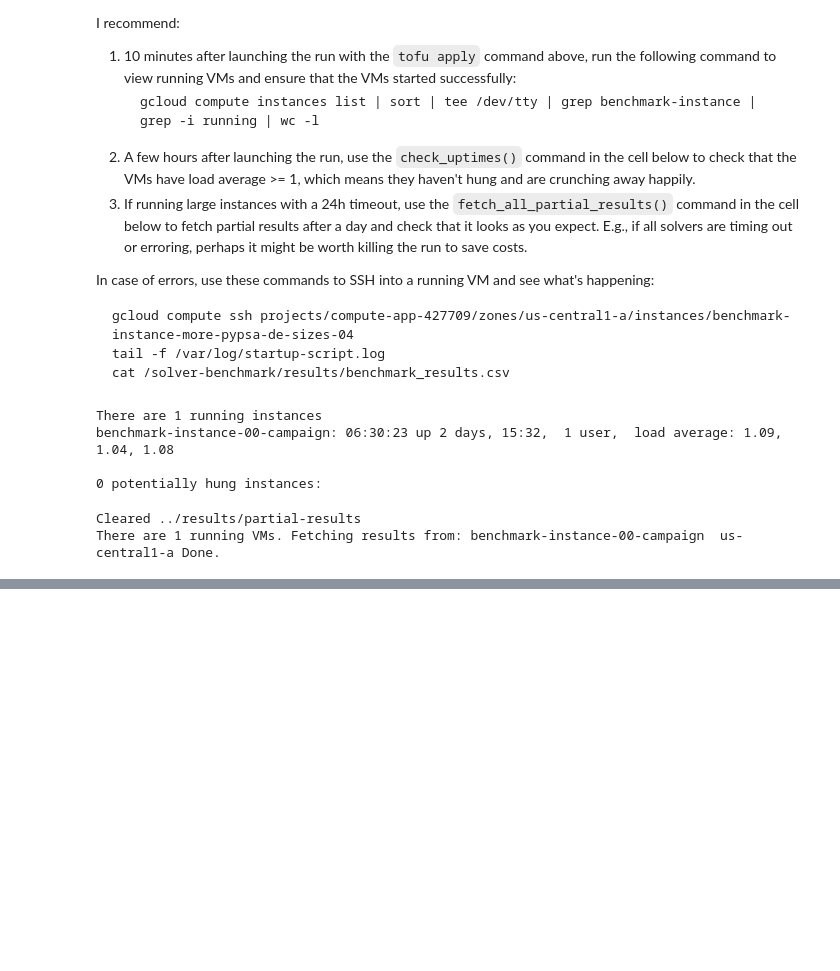
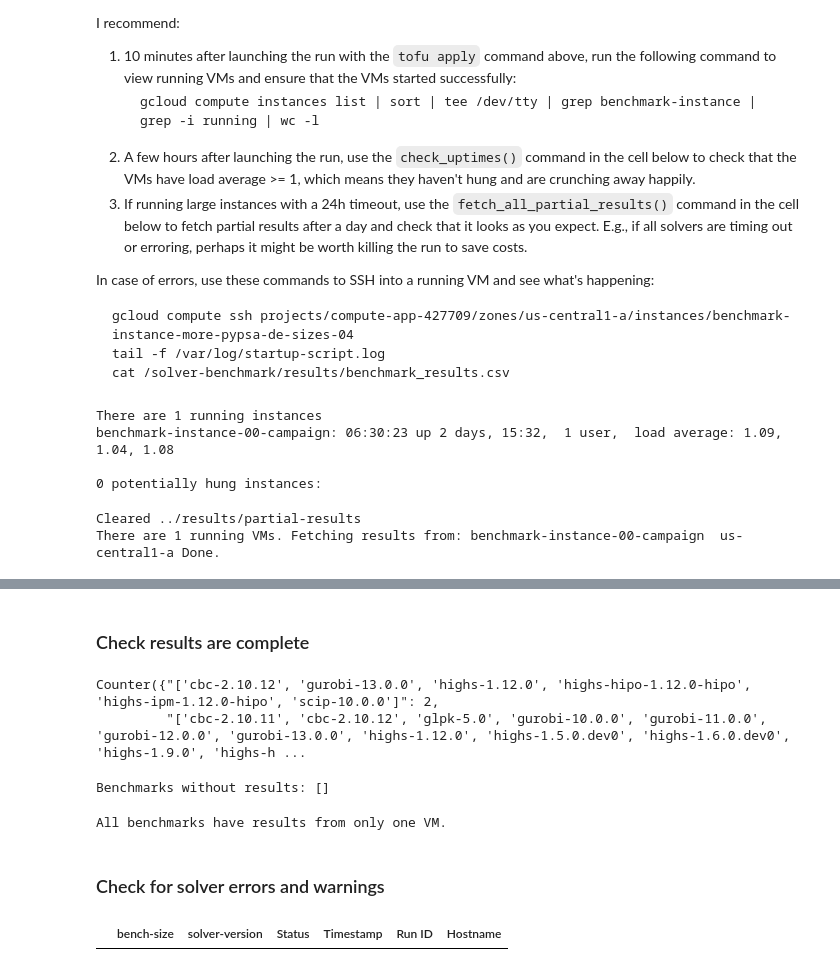
Before and after one commit to open-energy-transition/solver-benchmark, a Jupyter notebook: notebooks/run-benchmark.ipynb, the cells around one changed output, grey strips where cells are left out. Cells and saved outputs as stored; diff of their text form; code cells hidden in the pictures; blank space fills up the shorter version.

```diff
--- a/notebooks/run-benchmark.ipynb
+++ b/notebooks/run-benchmark.ipynb
@@ -110,0 +185,53 @@ There are 1 running VMs. Fetching results from: benchmark-instance-00-campaign
+# %% [markdown]
+### Check results are complete
+# %%
+from collections import Counter
+
+seen_solvers = Counter()
+for bench_size, group in results.groupby("bench-size"):
+    solvers_present = sorted(group["solver-version"])
+    seen_solvers[str(solvers_present)] += 1
+    if len(solvers_present) not in {4, 6, 15, 17}:
+        print("Odd combination of solvers run on", bench_size, solvers_present)
+
+seen_solvers
+# %% [output]
+Counter({"['cbc-2.10.12', 'gurobi-13.0.0', 'highs-1.12.0', 'highs-hipo-1.12.0-hipo', 'highs-ipm-1.12.0-hipo', 'scip-10.0.0']": 2,
+         "['cbc-2.10.11', 'cbc-2.10.12', 'glpk-5.0', 'gurobi-10.0.0', 'gurobi-11.0.0', 'gurobi-12.0.0', 'gurobi-13.0.0', 'highs-1.12.0', 'highs-1.5.0.dev0', 'highs-1.6.0.dev0', 'highs-1.9.0', 'highs-h ...
+# %%
+# Check that there are no benchmarks in results/metadata.yaml that don't have results yet
+benchs_available = benchmarks_df[benchmarks_df["Skip because"].isna()].index
+benchs_run_so_far = set(results["bench-size"].unique())
+print("Benchmarks without results:", sorted(set(benchs_available) - benchs_run_so_far))
+# %% [output]
+Benchmarks without results: []
+# %%
+# Check that each instance only has results from 1 VM
+found_error = False
+for bench_size, group in results.groupby("bench-size")[["Run ID", "Hostname"]]:
+    unique_hosts = group[["Run ID", "Hostname"]].drop_duplicates()
+    if len(unique_hosts) > 1:
+        print(f"ERROR: {bench_size} has results from > 1 VM: {unique_hosts}")
+        found_error = True
+if not found_error:
+    print("All benchmarks have results from only one VM.")
+# %% [output]
+All benchmarks have results from only one VM.
+# %% [markdown]
+### Check for solver errors and warnings
+# %%
+# Print any potential errors in latest solvers:
+latest_solvers = {
+    "cbc-2.10.12",
+    "gurobi-13.0.0",
+    "highs-hipo-1.12.0-hipo",
+    "highs-ipm-1.12.0-hipo",
+    "highs-1.12.0",
+    "scip-10.0.0",
+}
+latest_results = results[results["solver-version"].isin(latest_solvers)]
+latest_results.query('Status != "ok" and Status != "TO" and Status != "OOM"')[
+    ["bench-size", "solver-version", "Status", "Timestamp", "Run ID", "Hostname"]
+]
+# %% [output]
+|  | bench-size | solver-version | Status | Timestamp | Run ID | Hostname |
```
Also changed, not shown: parts of 19 cells of this notebook.
